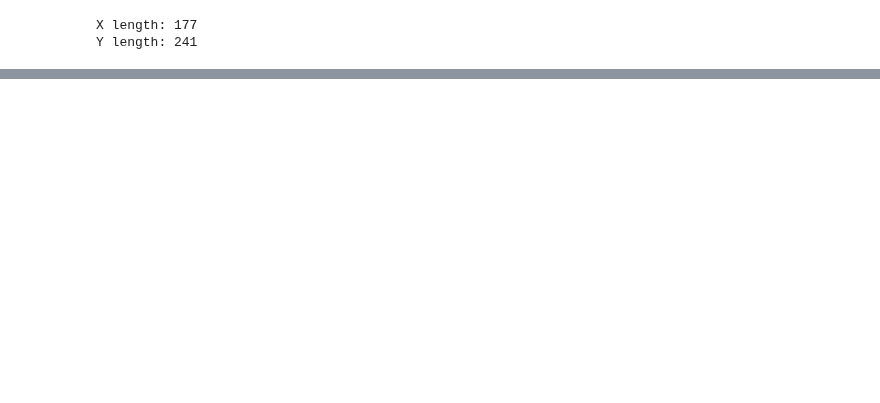
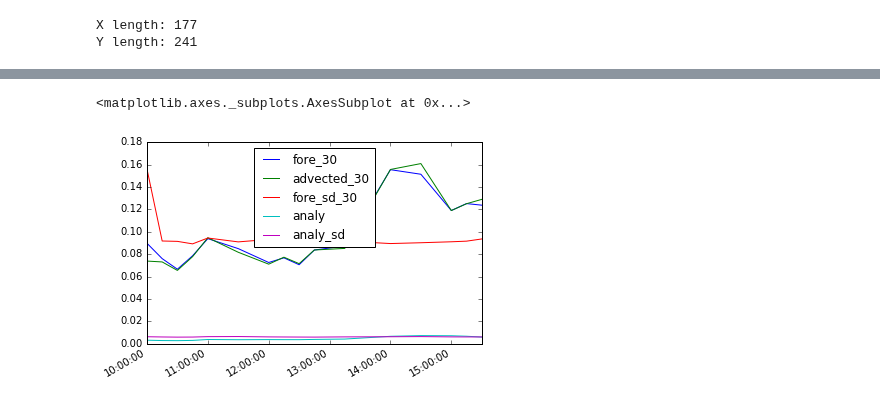
Before and after one commit to travisMharty/letkf_forecasting, a Jupyter notebook: run_file.ipynb, the cells around one changed output, grey strips where cells are left out. Cells and saved outputs as stored; diff of their text form; code cells hidden in the pictures; blank space fills up the shorter version.

```diff
--- a/run_file.ipynb
+++ b/run_file.ipynb
@@ -400,0 +448,12 @@ advection_number_ni: 5
+# %%
+to_plot = ['fore_30', 'advected_30', 'fore_sd_30', 'analy', 'analy_sd']
+# to_plot = ['sat', 'oi']
+error_stats[to_plot].iloc[slice(1, None)].dropna().plot()
+# plt.ylim([0, 0.15])
+# plt.legend(loc='upper right')
+plt.xlabel('Time')
+plt.ylabel('Clear Sky Index')
+plt.title('Forecast Horizon of 30 minutes')
+# %% [output]
+<matplotlib.axes._subplots.AxesSubplot at 0x...>
+[figure, added]
```
Also changed, not shown: parts of 49 cells of this notebook.
